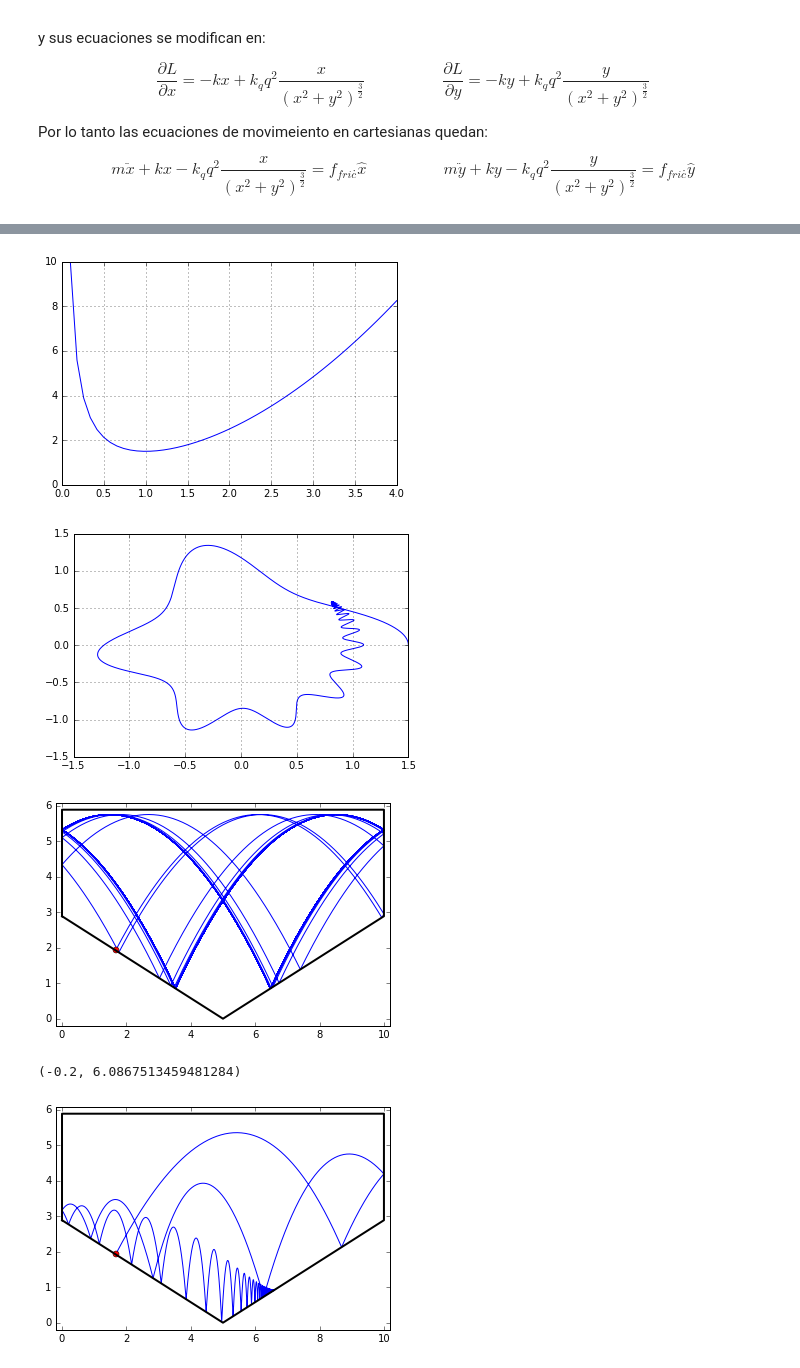
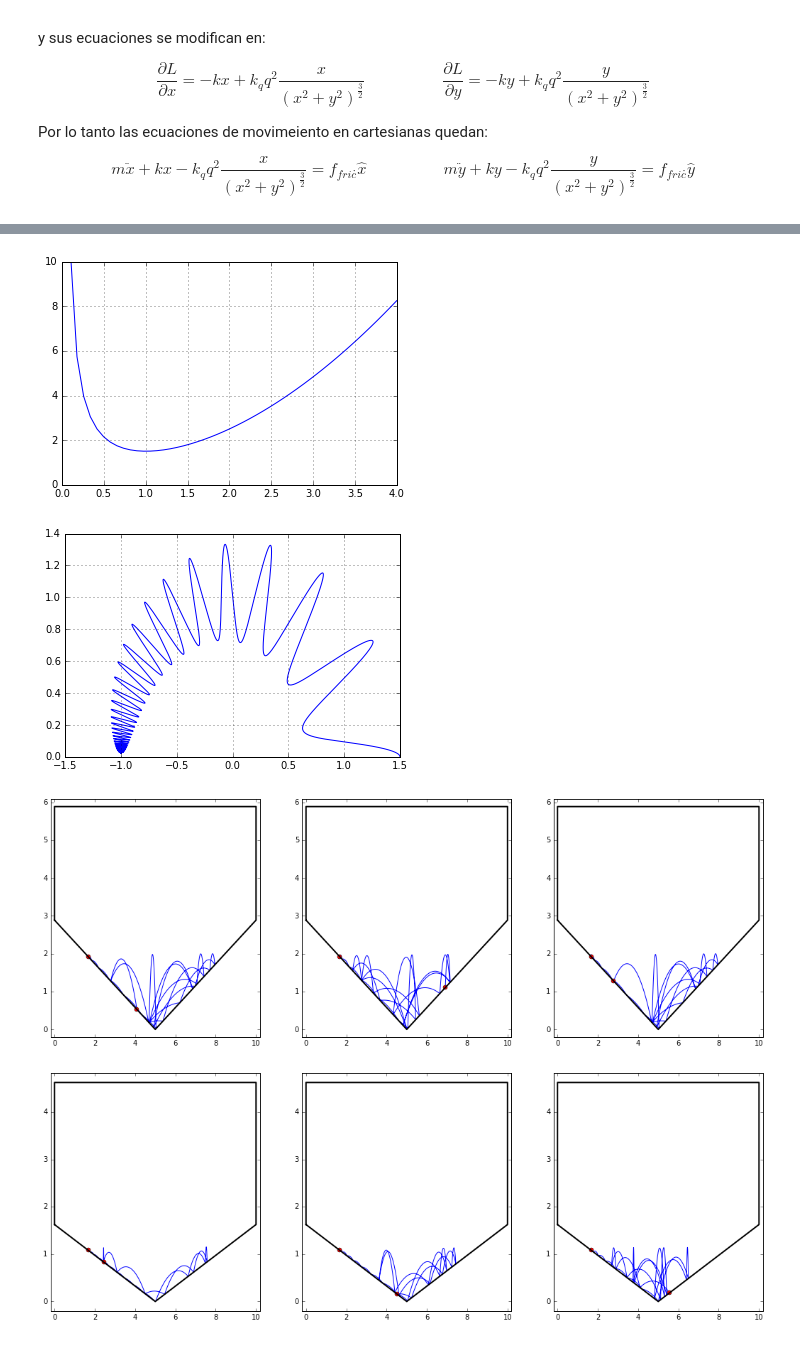
Before and after one commit to brianzapien/Tareas, a Jupyter notebook: Tarea_Examen.ipynb, the cells around one changed output, grey strips where cells are left out. Cells and saved outputs as stored; diff of their text form; code cells hidden in the pictures.

```diff
--- a/Tarea_Examen.ipynb
+++ b/Tarea_Examen.ipynb
@@ -98,14 +98,14 @@ grid(True)
 # %%
 def Energia(n,dt=.1,m=1,k=1,):
     cond_inicial=array([0,1,cos(n*pi/6),sin(n*pi/6)])
-    E_i= m*((cond_inicial[2]**2) + (cond_inicial[3]**2))/2 + k*((cond_inicial[0]**2) + (cond_inicial[1]**2))/2
+    E_i= m*((cond_inicial[2]**2) + (cond_inicial[3]**2))/2 + k*((cond_inicial[0]**2) + (cond_inicial[1]**2))/2 + ((cond_inicial[0]*cond_inicial[3]-cond_inicial[1]*cond_inicial[2]))**2/(2*m*(cond_inicial[0]**2 + cond_inicial[1]**2))
     Energias=[E_i]
     tiempos=[0]
     i=0
     while Energias[-1]>0.01*E_i:
         t,sol=RK4(osc_2D,cond_inicial,[0,dt],[0.1,0.2])
         cond_inicial=sol[-1,:]
-        E=m*(cond_inicial[2]**2+cond_inicial[3]**2)/2 + k*(cond_inicial[0]**2 + cond_inicial[1]**2)/2
+        E=m*(cond_inicial[2]**2+cond_inicial[3]**2)/2 + k*(cond_inicial[0]**2 + cond_inicial[1]**2)/2 + ((cond_inicial[0]*cond_inicial[3]-cond_inicial[1]*cond_inicial[2]))**2/(2*m*(cond_inicial[0]**2 + cond_inicial[1]**2))
         i += 1
         tiempos.append(dt*i)
         Energias.append(E)
@@ -132,9 +132,9 @@ for n in xrange(12):
 # %% [output]
 [figure]
 # %%
-cond_ini=random(4)
+cond_ini=rand(4)
 x0,y0,vx0,vy0=cond_ini[0],cond_ini[1],cond_ini[2],cond_ini[3]
-cond_ini_pol=array([sqrt(x0**2+y0**2),arctan(y0/x0),(x0*vx0+y0*vy0)/(sqrt(x0**2+y0**2)),(x0*vy0-y0*vx0)/(x0**2-y0**2)])
+cond_ini_pol=array([sqrt(x0**2+y0**2),arctan(y0/x0),(x0*vx0+y0*vy0)/(sqrt(x0**2+y0**2)),(x0*vy0-y0*vx0)/(x0**2+y0**2)])
 print "Las condiciones iniciales (x,y,v_x,v_y)=",cond_ini
 print "Las condiciones iniciales (r,theta,v_r,v_theta)=",cond_ini_pol
 t,sol=RK4(osc_2D,cond_ini,[0,50],[0.1,0.2])
@@ -211,19 +211,19 @@ show()
 # %%
 r=linspace(0.1,4)
-V=0.5*r*r+(1/r)
+V=0.5*r*r+(1/r)+.01/(2*r**2)
 plot(r,V)
 ylim([0,10])
 grid(True)
 show()
 # %% [output]
-[figure, old version]
+[figure, new version]
 # %%
-t,sol=RK4(osc_2D_carga,[1.5,0,0,0.5],[0,120],[0.1,0.2])
+t,sol=RK4(osc_2D_carga,[1.5,0,0,.1],[0,200],[0.05,0.1])
 plot(sol[:,0],sol[:,1])
 grid(True)
 show()
 # %% [output]
-[figure, old version]
+[figure, new version]
 # %%
 def e_mov(r_v,t,gamma=[0],g=9.8,m=1): #ecuaciones de movimiento
     dx = r_v[2] #derivada de x
@@ -354,20 +383,26 @@ def caja(alfa,dt,n,gamma=[0],i=0):
 # %%
+figure(figsize=(18,6))
 alfa=pi/6
-x_y=caja(pi/6,0.01,2,[0])
-plot(x_y[:,0],x_y[:,1])
-plot(x_y[0,0],x_y[0,1],'ro')
-plot([0,5,10,10,0,0],[5*tan(alfa),0,5*tan(alfa),3+5*tan(alfa),3+5*tan(alfa),5*tan(alfa)],'k',lw=2)
-xlim([-.2,10.2])
-ylim([-.2,5*tan(alfa)+3.2])
+for j in xrange(1,4):
+    x_y=caja(alfa,0.005,1,j,[0])
+    subplot(1,3,j)
+    plot(x_y[:,0],x_y[:,1])
+    plot([x_y[0,0],x_y[-1,0]],[x_y[0,1],x_y[-1,1]],'ro')
+    plot([0,5,10,10,0,0],[5*tan(alfa),0,5*tan(alfa),3+5*tan(alfa),3+5*tan(alfa),5*tan(alfa)],'k',lw=2)
+    ylim([-0.2,3.2+5*tan(alfa)])
+    xlim([-0.2,10.2])
 show()
-alfa=pi/6
-x_yf=caja(pi/6,0.01,2,[0.2])
-plot(x_yf[:,0],x_yf[:,1])
-plot(x_yf[0,0],x_yf[0,1],'ro')
-plot([0,5,10,10,0,0],[5*tan(alfa),0,5*tan(alfa),3+5*tan(alfa),3+5*tan(alfa),5*tan(alfa)],'k',lw=2)
-xlim([-.2,10.2])
-ylim([-.2,5*tan(alfa)+3.2])
+figure(figsize=(18,6))
+alfa=pi/10
+for j in xrange(1,4):
+    x_y=caja(alfa,0.005,1,j,[0])
+    subplot(1,3,j)
+    plot(x_y[:,0],x_y[:,1])
+    plot([x_y[0,0],x_y[-1,0]],[x_y[0,1],x_y[-1,1]],'ro')
+    plot([0,5,10,10,0,0],[5*tan(alfa),0,5*tan(alfa),3+5*tan(alfa),3+5*tan(alfa),5*tan(alfa)],'k',lw=2)
+    ylim([-0.2,3.2+5*tan(alfa)])
+    xlim([-0.2,10.2])
+show()
 # %% [output]
-[figure, old version]
+[figure, new version]
-(-0.2, 6.0867513459481284)
-[figure, old version]
+[figure, new version]
```
Also changed, not shown: parts of 14 cells of this notebook.
